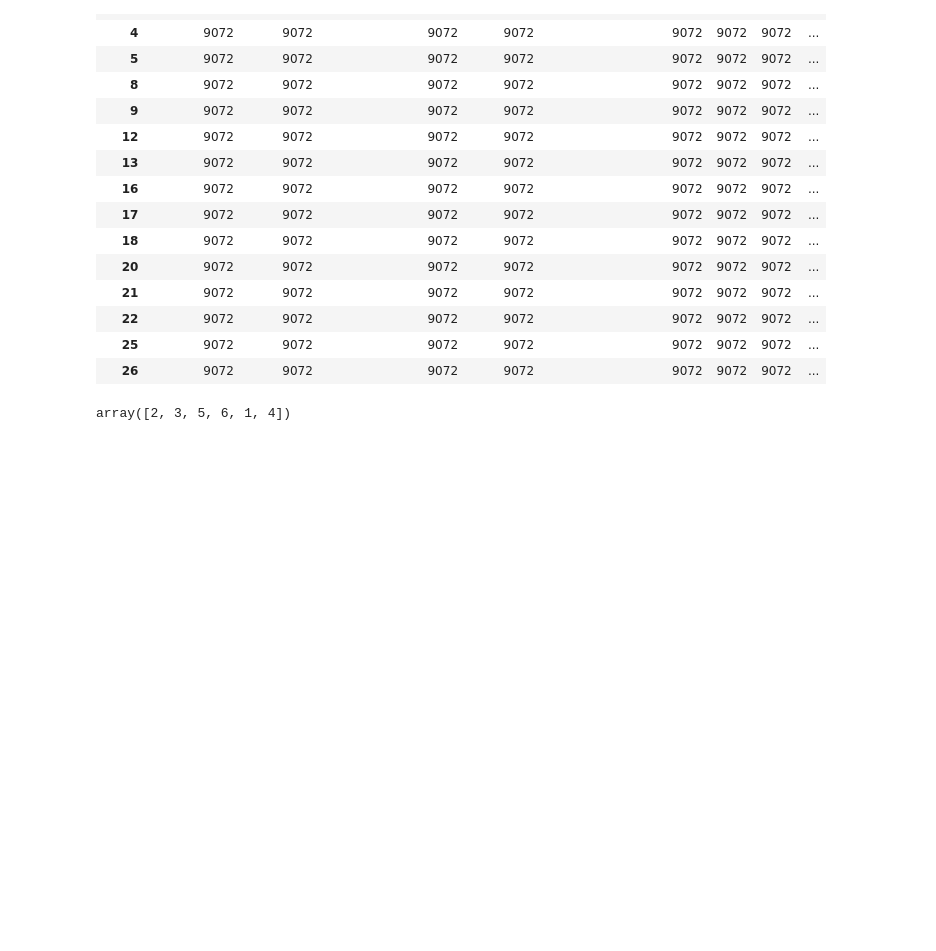
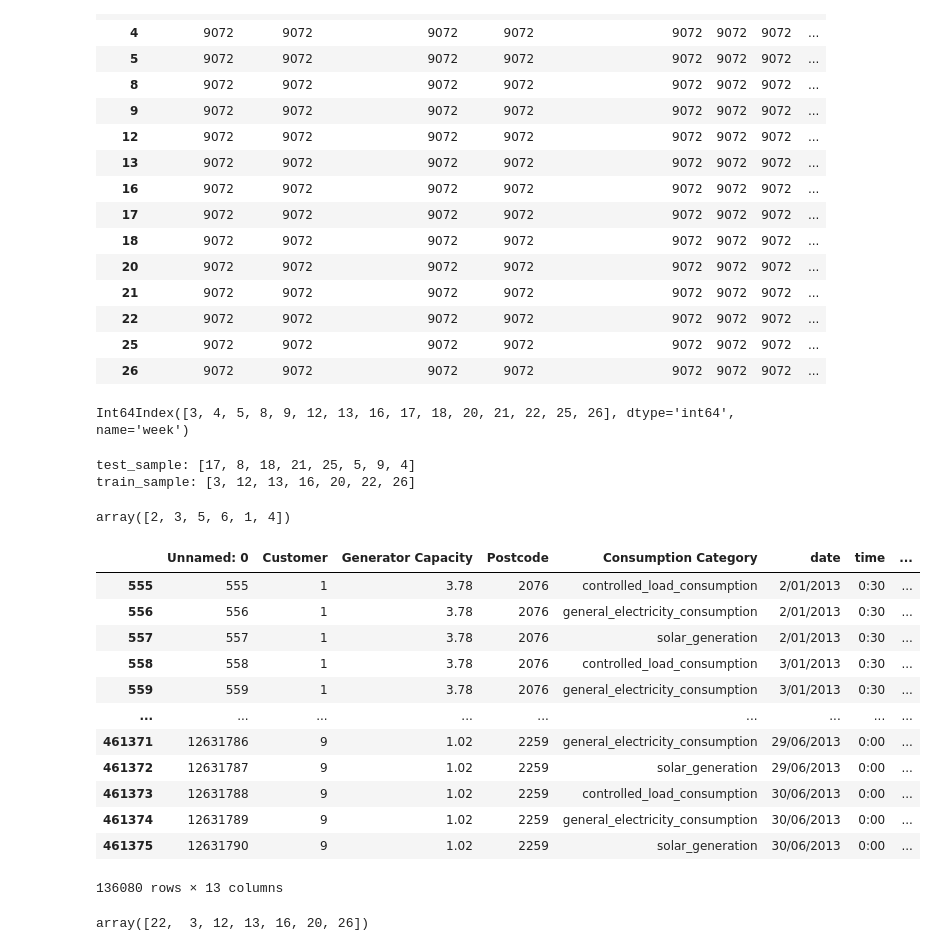
Before and after one commit to alexanderkell/battery-optimisation, a Jupyter notebook: notebooks/data_munging/1.0-ajmk-reducing_data_size.ipynb, the cells around one changed output. Drawn from its saved outputs; the diff is of its cells as text; code cells hidden in the pictures; blank space fills up the shorter version.

Commit message:
added train data

```diff
--- a/notebooks/data_munging/1.0-ajmk-reducing_data_size.ipynb
+++ b/notebooks/data_munging/1.0-ajmk-reducing_data_size.ipynb
@@ -119,9 +119,37 @@ full_weeks.groupby("week").count()
 | 22 | 9072 | 9072 | 9072 | 9072 | 9072 | 9072 | 9072 | ... |
 | 25 | 9072 | 9072 | 9072 | 9072 | 9072 | 9072 | 9072 | ... |
 | 26 | 9072 | 9072 | 9072 | 9072 | 9072 | 9072 | 9072 | ... |
+# %%
+counted_weeks_week_no
+# %% [output]
+Int64Index([3, 4, 5, 8, 9, 12, 13, 16, 17, 18, 20, 21, 22, 25, 26], dtype='int64', name='week')
+# %%
+test_sample = random.sample(list(counted_weeks_week_no), 8)
+train_sample = list(set(counted_weeks_week_no) - set(test_sample))
+print("test_sample: {}".format(test_sample))
+print("train_sample: {}".format(train_sample))
+# %% [output]
+test_sample: [17, 8, 18, 21, 25, 5, 9, 4]
+train_sample: [3, 12, 13, 16, 20, 22, 26]
 # %%
 pd.unique(full_weeks.month)
 # %% [output]
 array([2, 3, 5, 6, 1, 4])
+# %%
+full_weeks
+# %% [output]
+|  | Unnamed: 0 | Customer | Generator Capacity | Postcode | Consumption Category | date | time | ... |
+| 555 | 555 | 1 | 3.78 | 2076 | controlled_load_consumption | 2/01/2013 | 0:30 | ... |
+| 556 | 556 | 1 | 3.78 | 2076 | general_electricity_consumption | 2/01/2013 | 0:30 | ... |
+| 557 | 557 | 1 | 3.78 | 2076 | solar_generation | 2/01/2013 | 0:30 | ... |
+| 558 | 558 | 1 | 3.78 | 2076 | controlled_load_consumption | 3/01/2013 | 0:30 | ... |
+| 559 | 559 | 1 | 3.78 | 2076 | general_electricity_consumption | 3/01/2013 | 0:30 | ... |
+| ... | ... | ... | ... | ... | ... | ... | ... | ... |
+| 461371 | 12631786 | 9 | 1.02 | 2259 | general_electricity_consumption | 29/06/2013 | 0:00 | ... |
+| 461372 | 12631787 | 9 | 1.02 | 2259 | solar_generation | 29/06/2013 | 0:00 | ... |
+| 461373 | 12631788 | 9 | 1.02 | 2259 | controlled_load_consumption | 30/06/2013 | 0:00 | ... |
+| 461374 | 12631789 | 9 | 1.02 | 2259 | general_electricity_consumption | 30/06/2013 | 0:00 | ... |
+| 461375 | 12631790 | 9 | 1.02 | 2259 | solar_generation | 30/06/2013 | 0:00 | ... |
+136080 rows × 13 columns
 # %%
 full_weeks.to_csv("/Users/alexanderkell/Documents/PhD/Projects/18-battery-optimisation/data/interim/full_week_long_data.csv")
@@ -127,0 +162,4 @@ full_weeks.to_csv("/Users/alexanderkell/Documents/PhD/Projects/18-battery-optimi
+# %%
+pd.unique(train_full_weeks.week)
+# %% [output]
+array([22,  3, 12, 13, 16, 20, 26])
```
Also changed, not shown: parts of 2 cells of this notebook, 6 other files.
